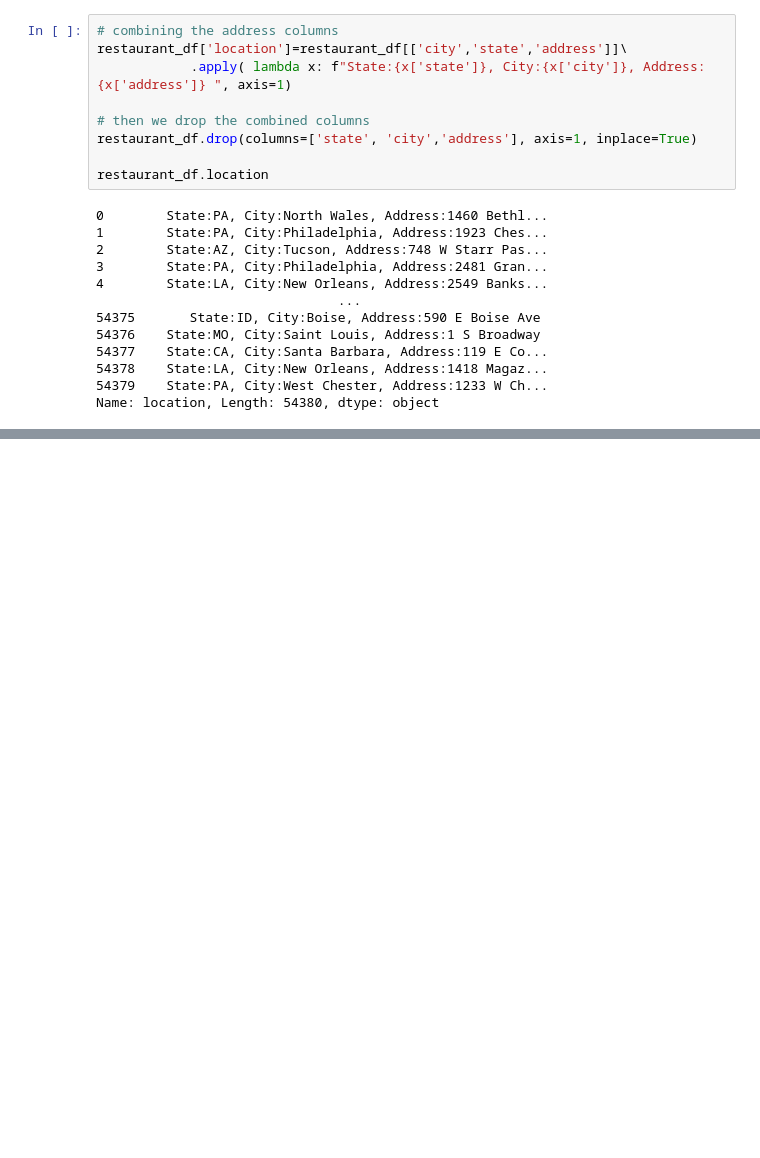
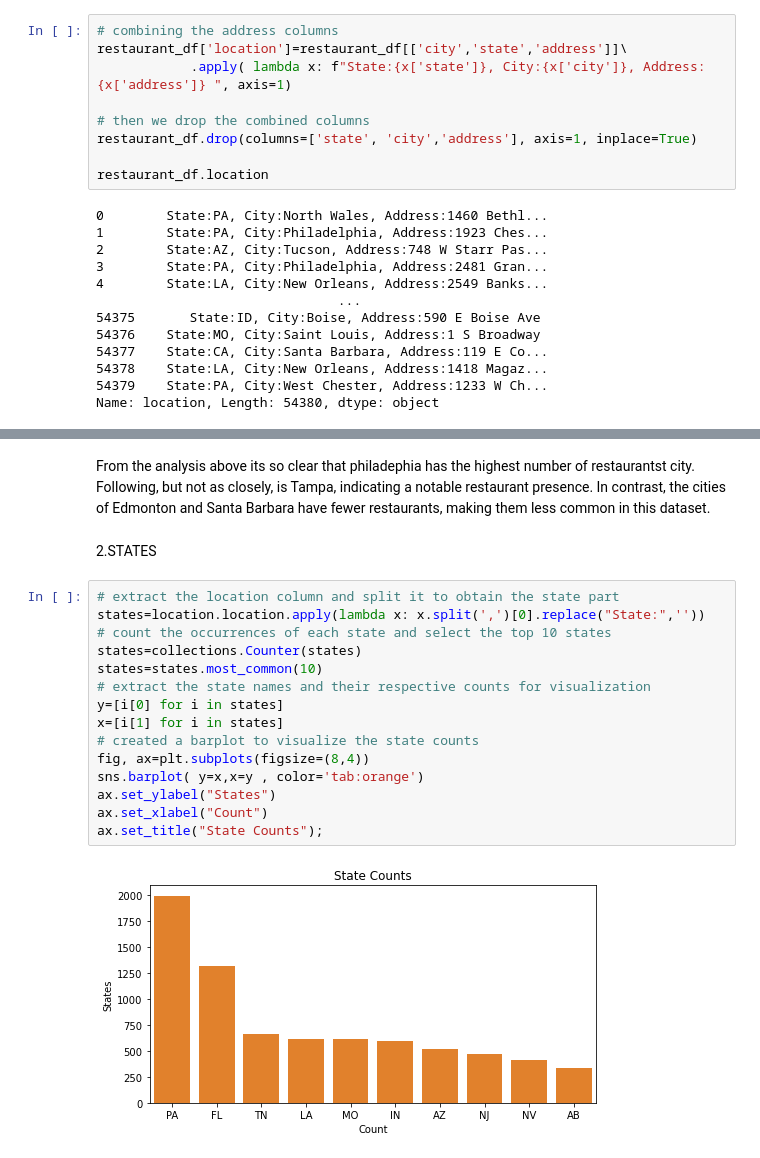
Before and after one commit to samuelMG1/PROJECT-F4-Savor-Space-restaurant-Recommendation-system-, a Jupyter notebook: PHASE_4_PROJECT ANDREW.ipynb, the cells around one changed output, grey strips where cells are left out. Cells and saved outputs as stored; diff of their text form; blank space fills up the shorter version.

```diff
--- a/PHASE_4_PROJECT ANDREW.ipynb
+++ b/PHASE_4_PROJECT ANDREW.ipynb
@@ -302,0 +530,21 @@ Name: location, Length: 54380, dtype: object
+# %% [markdown]
+From the analysis above its so clear that philadephia has the highest number of restaurantst city. Following, but not as closely, is Tampa, indicating a notable restaurant presence. In contrast, the cities of Edmonton and Santa Barbara have fewer restaurants, making them less common in this dataset.
+# %% [markdown]
+2.STATES
+# %%
+# extract the location column and split it to obtain the state part
+states=location.location.apply(lambda x: x.split(',')[0].replace("State:",''))
+# count the occurrences of each state and select the top 10 states
+states=collections.Counter(states)
+states=states.most_common(10)
+# extract the state names and their respective counts for visualization
+y=[i[0] for i in states]
+x=[i[1] for i in states]
+# created a barplot to visualize the state counts
+fig, ax=plt.subplots(figsize=(8,4))
+sns.barplot( y=x,x=y , color='tab:orange')
+ax.set_ylabel("States")
+ax.set_xlabel("Count")
+ax.set_title("State Counts");
+# %% [output]
+[figure, added]
```
Also changed, not shown: parts of 50 cells of this notebook.
